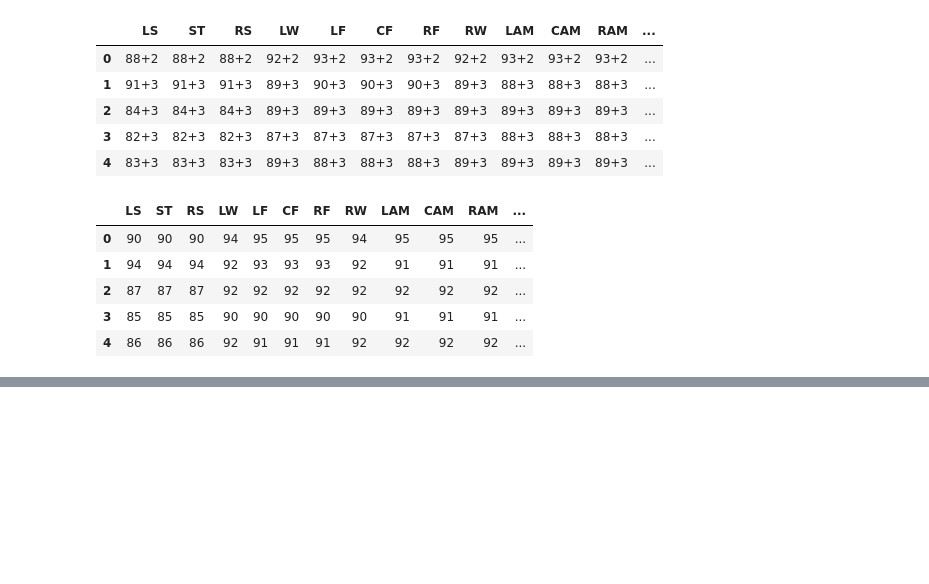
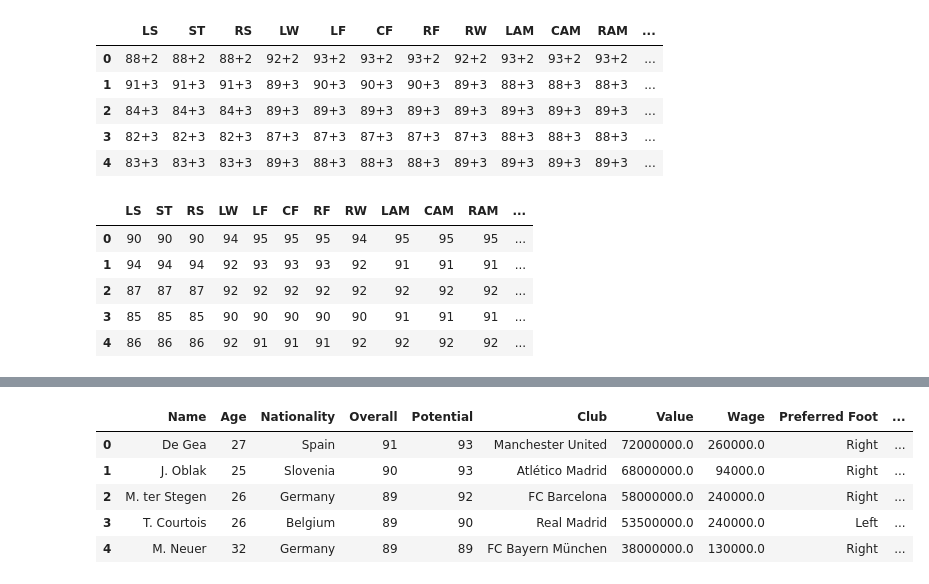
Before and after one commit to ChristoRay/ChrisPortofolioForDS, a Jupyter notebook: Fifa_19.ipynb, the cells around one changed output, grey strips where cells are left out. Drawn from its saved outputs; the diff is of its cells as text; code cells hidden in the pictures; blank space fills up the shorter version.

```diff
--- a/Fifa_19.ipynb
+++ b/Fifa_19.ipynb
@@ -658,0 +756,9 @@ memory usage: 9.1+ MB
+# %%
+df_GK.head()
+# %% [output]
+|  | Name | Age | Nationality | Overall | Potential | Club | Value | Wage | Preferred Foot | ... |
+| 0 | De Gea | 27 | Spain | 91 | 93 | Manchester United | 72000000.0 | 260000.0 | Right | ... |
+| 1 | J. Oblak | 25 | Slovenia | 90 | 93 | Atlético Madrid | 68000000.0 | 94000.0 | Right | ... |
+| 2 | M. ter Stegen | 26 | Germany | 89 | 92 | FC Barcelona | 58000000.0 | 240000.0 | Right | ... |
+| 3 | T. Courtois | 26 | Belgium | 89 | 90 | Real Madrid | 53500000.0 | 240000.0 | Left | ... |
+| 4 | M. Neuer | 32 | Germany | 89 | 89 | FC Bayern München | 38000000.0 | 130000.0 | Right | ... |
```
Also changed, not shown: parts of 16 cells of this notebook.
